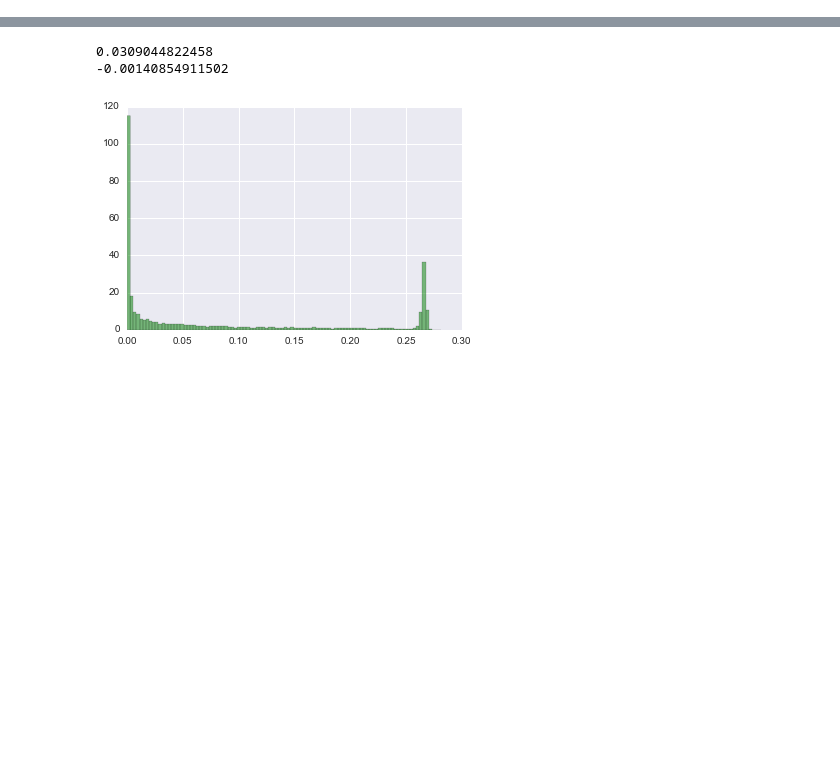
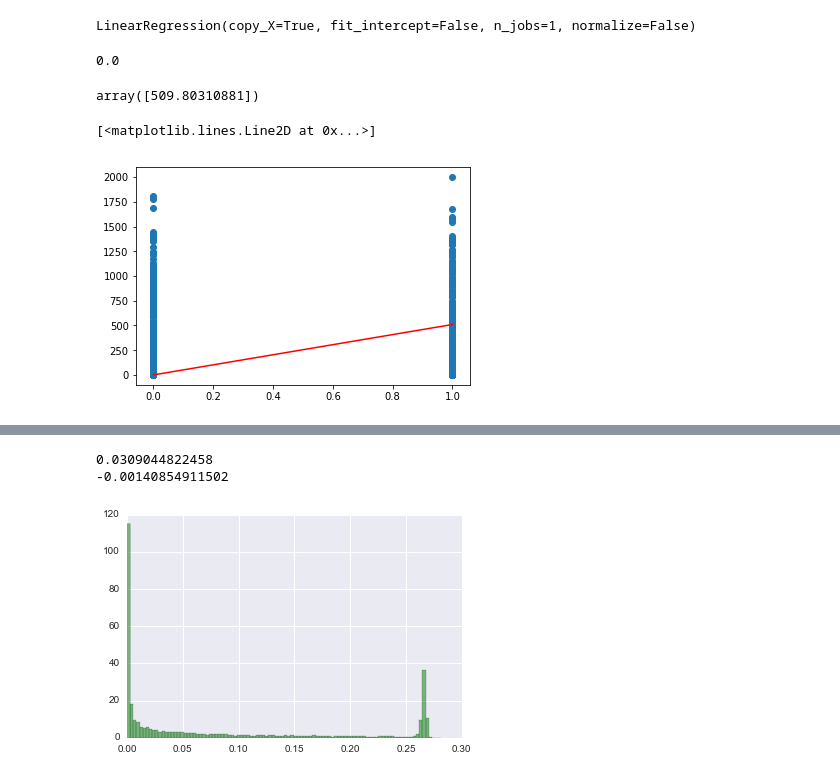
Before and after one commit to albahnsen/ML_RiskManagement, a Jupyter notebook: notebooks/12_StatisticalInference_DummyRegression.ipynb, the cells around one changed output, grey strips where cells are left out. Drawn from its saved outputs; the diff is of its cells as text; code cells hidden in the pictures; blank space fills up the shorter version.

```diff
--- a/notebooks/12_StatisticalInference_DummyRegression.ipynb
+++ b/notebooks/12_StatisticalInference_DummyRegression.ipynb
@@ -12,0 +121,18 @@ data = pd.read_csv('http://www-bcf.usc.edu/~gareth/ISL/Credit.csv', index_col=0)
+# %%
+linReg.fit(X.reshape(-1, 1) ,Y)
+# %% [output]
+LinearRegression(copy_X=True, fit_intercept=False, n_jobs=1, normalize=False)
+# %%
+linReg.intercept_
+# %% [output]
+0.0
+# %%
+linReg.coef_
+# %% [output]
+array([509.80310881])
+# %%
+plt.scatter(X,Y)
+plt.plot(X,X*linReg.coef_,c='r')
+# %% [output]
+[<matplotlib.lines.Line2D at 0x...>]
+[figure, added]
```
Also changed, not shown: parts of 32 cells of this notebook, 3 other files.
